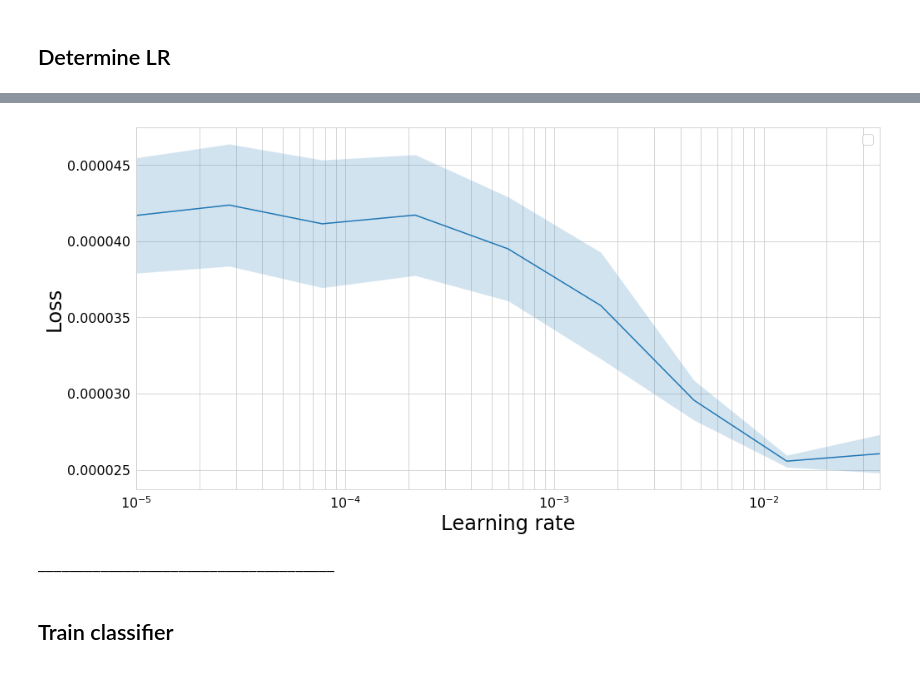
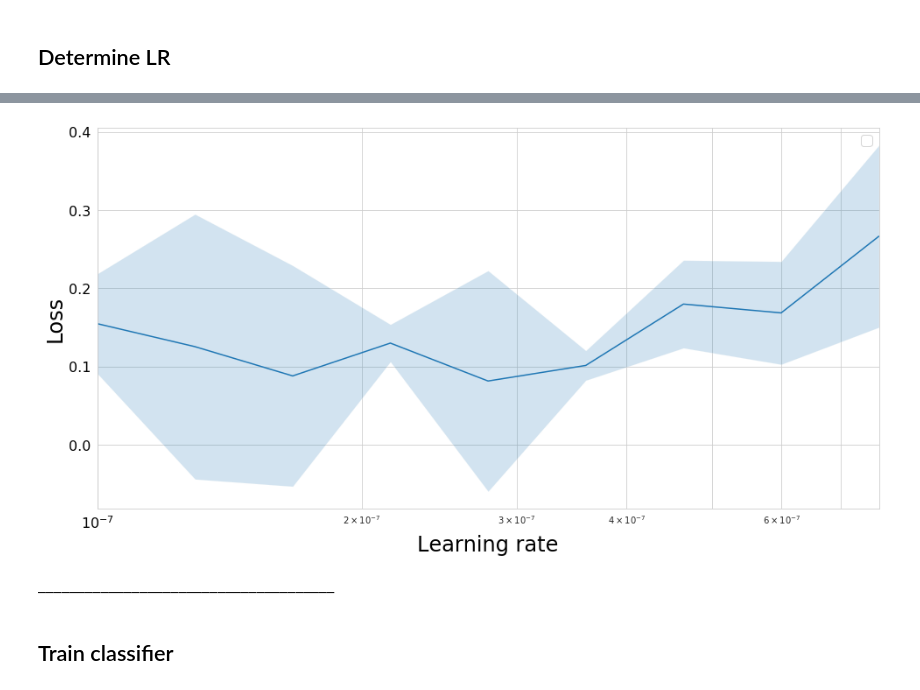
Before and after one commit to telenz/QCHS-2018, a Jupyter notebook: Notebooks/1_2_Model_Baseline-ReLU-CLR-AsimovLoss.ipynb, the cells around one changed output, grey strips where cells are left out. Cells and saved outputs as stored; diff of their text form; code cells hidden in the pictures.

```diff
--- a/Notebooks/1_2_Model_Baseline-ReLU-CLR-AsimovLoss.ipynb
+++ b/Notebooks/1_2_Model_Baseline-ReLU-CLR-AsimovLoss.ipynb
@@ -86,8 +86,8 @@ _B4d11ep05
 # %% [markdown]
 ## Import data
 # %%
-trainData          = BatchYielder(h5py.File(dirLoc + 'train.hdf5', "r+"))
-trainDataTargetMod = BatchYielderTargetMod(h5py.File(dirLoc + 'train.hdf5', "r+"))
+trainData          = BatchYielder(h5py.File(dirLoc + 'train.hdf5', "r"))
+trainDataTargetMod = BatchYielderTargetMod(h5py.File(dirLoc + 'train.hdf5', "r"))
 nSplits = trainData.nFolds
 # %% [markdown]
 ## Determine LR
@@ -114,7 +114,7 @@ trainParams['batch_size'] = 8192
 d = trainDataTargetMod
 
 lrFinder = batchLRFind(d, getModel, newModelArgs, trainParams,# allFolds=False,
-                       lrBounds=[1e-5,1e-1], trainOnWeights=True, verbose=0, binary=True)
+                       lrBounds=[1e-7,1e-6], trainOnWeights=True, verbose=0, binary=True)
 # %% [output]
 ______________________________________
 Training finished
@@ -122,4 +122,4 @@ Cross-validation took 8.386s
-[figure, old version]
+[figure, new version]
 ______________________________________
 # %% [markdown]
 ## Train classifier
```
Also changed, not shown: parts of 27 cells of this notebook, 3 other files.
